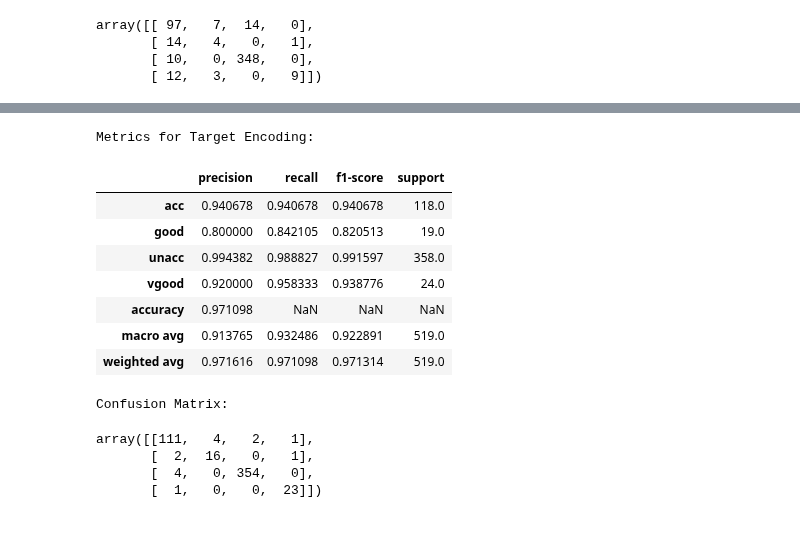
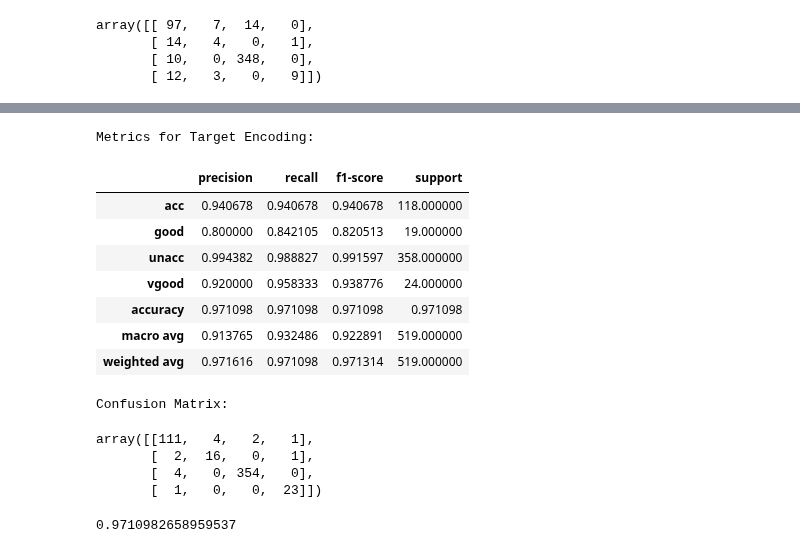
Before and after one commit to ruksad/descriptive-stats, a Jupyter notebook: lectures/32_12april_weekend/feature_encoding/feature-encoding.ipynb, the cells around one changed output, grey strips where cells are left out. Saved outputs shown, nothing was run; the diff lists cells and outputs as text; code cells hidden in the pictures.

```diff
--- a/lectures/32_12april_weekend/feature_encoding/feature-encoding.ipynb
+++ b/lectures/32_12april_weekend/feature_encoding/feature-encoding.ipynb
@@ -173,12 +185,12 @@ def evaluate_model(encoded_df, target_column):
     report = classification_report(y_test, y_pred, output_dict=True)
     metrics_df = pd.DataFrame(report).transpose()
     overall_accuracy = accuracy_score(y_test, y_pred)
-    metrics_df.loc['accuracy'] = [overall_accuracy, None, None, None]
+
 
     # Confusion Matrix
     conf_matrix = confusion_matrix(y_test, y_pred)
 
-    return metrics_df, conf_matrix
+    return overall_accuracy, metrics_df, conf_matrix
 # %%
 # Example usage for each encoded DataFrame
 
@@ -233,18 +289,18 @@ array([[ 97,   7,  14,   0],
 # %%
 # Target Encoding
-metrics_target, conf_matrix_target = evaluate_model(encoded_data_target, target_column='class')
+overall_accuracy_target, metrics_target, conf_matrix_target = evaluate_model(encoded_data_target, target_column='class')
 print("\nMetrics for Target Encoding:")
 metrics_target
 # %% [output]
 Metrics for Target Encoding:
 |  | precision | recall | f1-score | support |
-| acc | 0.940678 | 0.940678 | 0.940678 | 118.0 |
-| good | 0.800000 | 0.842105 | 0.820513 | 19.0 |
-| unacc | 0.994382 | 0.988827 | 0.991597 | 358.0 |
-| vgood | 0.920000 | 0.958333 | 0.938776 | 24.0 |
-| accuracy | 0.971098 | NaN | NaN | NaN |
-| macro avg | 0.913765 | 0.932486 | 0.922891 | 519.0 |
-| weighted avg | 0.971616 | 0.971098 | 0.971314 | 519.0 |
+| acc | 0.940678 | 0.940678 | 0.940678 | 118.000000 |
+| good | 0.800000 | 0.842105 | 0.820513 | 19.000000 |
+| unacc | 0.994382 | 0.988827 | 0.991597 | 358.000000 |
+| vgood | 0.920000 | 0.958333 | 0.938776 | 24.000000 |
+| accuracy | 0.971098 | 0.971098 | 0.971098 | 0.971098 |
+| macro avg | 0.913765 | 0.932486 | 0.922891 | 519.000000 |
+| weighted avg | 0.971616 | 0.971098 | 0.971314 | 519.000000 |
 # %%
 
 print("\nConfusion Matrix:")
@@ -255,3 +311,7 @@ array([[111,   4,   2,   1],
        [  2,  16,   0,   1],
        [  4,   0, 354,   0],
        [  1,   0,   0,  23]])
+# %%
+overall_accuracy_target
+# %% [output]
+0.9710982658959537
```
Also changed, not shown: parts of 11 cells of this notebook.
